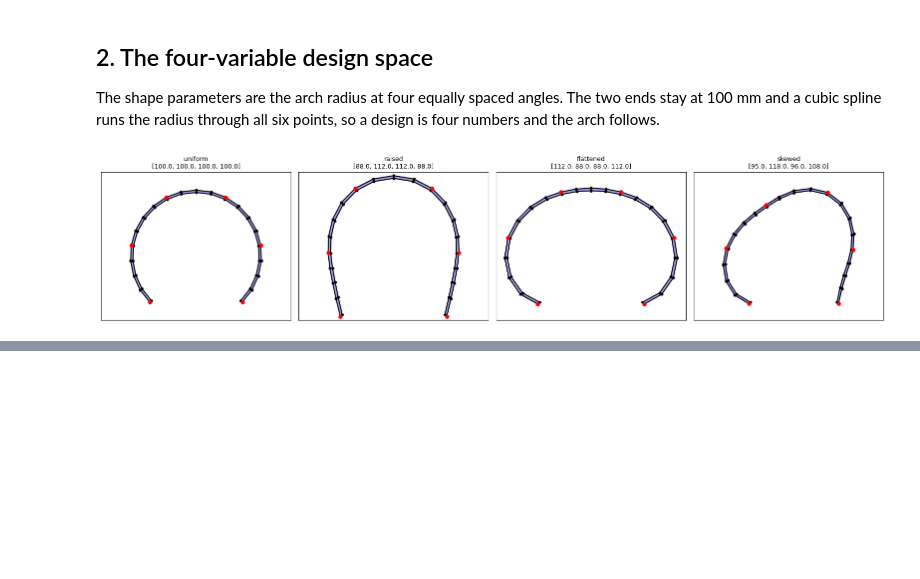
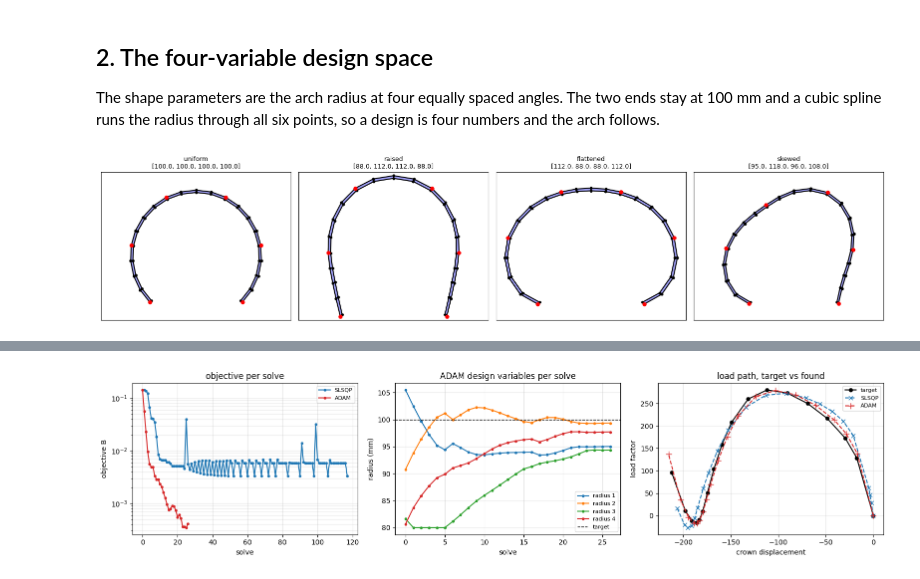
Before and after one commit to JohannBouwer/fem2d, a Jupyter notebook: research/ArcLengthControlledShapeDesign.ipynb, the cells around one changed output, grey strips where cells are left out. Cells and saved outputs as stored; diff of their text form; code cells hidden in the pictures; blank space fills up the shorter version.

```diff
--- a/research/ArcLengthControlledShapeDesign.ipynb
+++ b/research/ArcLengthControlledShapeDesign.ipynb
@@ -688,0 +652,20 @@ But the limit loads should be read as relative to one another, not as converged
+# %%
+Probe = np.array([100.0, 105.0, 98.0, 102.0])
+n = len(Probe)
+
+Clock = time.perf_counter()
+MSE(Probe, Sensitivity=True)
+Analytic = time.perf_counter() - Clock
+
+Clock = time.perf_counter()
+for _ in range(1 + n):                      # the value, then one step per variable
+    MSE(Probe, Sensitivity=False)
+Difference = time.perf_counter() - Clock
+
+print(f'one gradient at {n} design variables')
+print(f'  analytical                        {Analytic:6.1f} s')
+print(f'  {1+n} plain solves, {n} forward differences  {Difference:6.1f} s')
+print(f'\nRatio {Analytic/Difference:.2f}. The analytical gradient also stays correct across a')
+print('discontinuity, where a finite difference does not. Its cost is flat in the number of')
+print('design variables while the difference grows linearly, so the gap widens as variables')
+print(f'are added: at 16 the difference would need {(1 + 16)/(1 + n):.1f}x as many solves as it does here.')
@@ -688,0 +799,31 @@ But the limit loads should be read as relative to one another, not as converged
+# %%
+fig, (a1, a2, a3) = plt.subplots(1, 3, figsize=(16, 4.0))
+
+AdamValues = [Value for _, Value, _, _ in AdamHistory]
+AdamRadii = np.array([Radii for Radii, _, _, _ in AdamHistory])
+SlsqpValues = [Value for _, Value, _ in Drive.History]
+
+a1.semilogy(SlsqpValues, 'o-', ms=3, color='tab:blue', label='SLSQP')
+a1.semilogy(AdamValues, 'o-', ms=3, color='tab:red', label='ADAM')
+a1.set(xlabel='solve', ylabel='objective B', title='objective per solve')
+a1.legend(fontsize=8)
+a1.grid(alpha=0.3, which='both')
+
+for i in range(4):
+    a2.plot(AdamRadii[:, i], 'o-', ms=3, label=f'radius {i+1}')
+a2.axhline(R, color='k', ls='--', lw=1, label='target')
+a2.set(xlabel='solve', ylabel='radius (mm)', title='ADAM design variables per solve')
+a2.legend(fontsize=8)
+a2.grid(alpha=0.3)
+
+# uF, lamF are SLSQP's recovered path, computed in the section 5 figure above.
+_, uA, lamA, _, _ = Curve(AdamX, Sensitivity=False)
+a3.plot(MSE.uT, MSE.lamT, 'o-', color='k', ms=5, lw=1.5, label='target')
+a3.plot(uF, lamF, 'x--', color='tab:blue', ms=6, label='SLSQP')
+a3.plot(uA, lamA, '+--', color='tab:red', ms=8, label='ADAM')
+a3.set(xlabel='crown displacement', ylabel='load factor', title='load path, target vs found')
+a3.legend(fontsize=8)
+a3.grid(alpha=0.3)
+plt.tight_layout()
+# %% [output]
+[figure, added]
```
Also changed, not shown: parts of 27 cells of this notebook.
